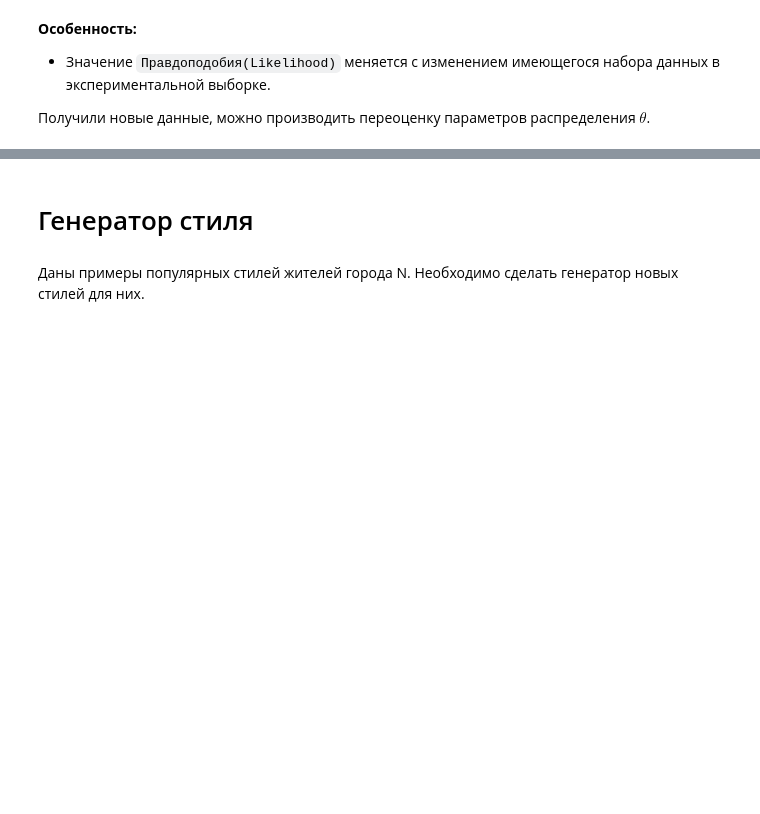
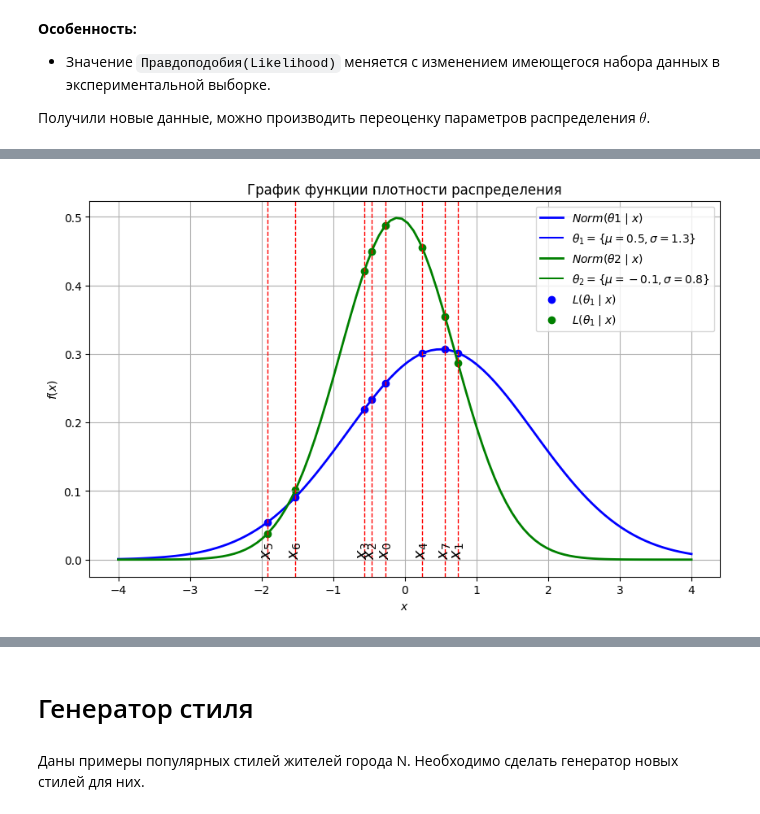
Before and after one commit to deniskirbaba/image-processing-and-generation, a Jupyter notebook: lesson materials/intro_to_generation/Intro to generative modeling.ipynb, the cells around one changed output, grey strips where cells are left out. Saved outputs shown, nothing was run; the diff lists cells and outputs as text; code cells hidden in the pictures; blank space fills up the shorter version.

Commit message:
feat(MLE): Правдоподобие для выборок
Правдоподобие для выборок

```diff
--- a/lesson materials/intro_to_generation/Intro to generative modeling.ipynb
+++ b/lesson materials/intro_to_generation/Intro to generative modeling.ipynb
@@ -1126,0 +1205,87 @@ distr_square_show = False
+# %%
+# экспериментальная выборка
+x = [
+    -0.26947439,
+    0.74256004,
+    -0.46341769,
+    -0.56572975,
+    0.24196227,
+    -1.91328024,
+    -1.52491783,
+    0.56228753,
+]
+
+# параметры для нормального распределения предложенные
+theta_1 = {"mu": 0.5, "sigma": 1.3}  # специалистом 1
+theta_2 = {"mu": -0.1, "sigma": 0.8}  # специалистом 2
+
+# создаем нормальные распределения с указанными параметрами
+norm_distr_1 = stats.norm(loc=theta_1["mu"], scale=theta_1["sigma"])
+norm_distr_2 = stats.norm(loc=theta_2["mu"], scale=theta_2["sigma"])
+
+# Генерация значений для оси X
+x_values = np.linspace(-4, 4, 100)
+norm_1_y = norm_distr_1.pdf(x_values)
+norm_2_y = norm_distr_2.pdf(x_values)
+
+# Построение графика функции плотности распределения
+fig, ax = plt.subplots(figsize=(10, 6))
+ax.plot(x_values, norm_1_y, "b-", lw=2, label=r"$Norm( \theta1 \mid x)$")
+# отображаем параметры распределения на легенде
+ax.plot(
+    [],
+    [],
+    "b-",
+    label=rf"$\theta_1 = \left\lbrace \mu={theta_1['mu']}, \sigma={theta_1['sigma']} \right\rbrace$",
+)
+ax.plot(x_values, norm_2_y, "g-", lw=2, label=r"$Norm( \theta2 \mid x)$")
+# отображаем параметры распределения на легенде
+ax.plot(
+    [],
+    [],
+    "g-",
+    label=rf"$\theta_2 = \left\lbrace \mu={theta_2['mu']}, \sigma={theta_2['sigma']} \right\rbrace$",
+)
+
+# Отметка точек на оси X
+for i, xi in enumerate(x):
+    ax.axvline(xi, color="red", linestyle="--", linewidth=1)
+    ax.text(
+        xi,
+        0,
+        rf"$x_{i}$",
+        verticalalignment="bottom",
+        horizontalalignment="center",
+        rotation=90,
+        fontsize=14,
+    )
+
+# Правдоподобия для нормального распределения от специалиста 1
+L1 = norm_distr_1.pdf(x)
+ax.scatter(x, L1, c="b", label=r"$L(\theta_1 \mid x)$")
+
+# Правдоподобия для нормального распределения от специалиста 2
+L2 = norm_distr_2.pdf(x)
+ax.scatter(x, L2, c="g", label=r"$L(\theta_1 \mid x)$")
+
+# Считаем Правдоподобия для выборок
+L1_for_samples = np.prod(L1)
+L2_for_samples = np.prod(L2)
+
+print(
+    f"Правдоподобие, что выборка получена из распределения с параметрами от специалиста 1 {L1_for_samples}"
+)
+print(
+    f"Правдоподобие, что выборка получена из распределения с параметрами от специалиста 2 {L2_for_samples}"
+)
+print("L1_for_samples < L2_for_samples ?")
+print(L1_for_samples < L2_for_samples)
+
+# Отображение графика
+plt.legend()
+plt.title("График функции плотности распределения")
+plt.xlabel("$x$")
+plt.ylabel("$f(x)$")
+plt.grid(True)
+plt.show()
+# %% [output]
@@ -1126,0 +1296 @@ distr_square_show = False
+[figure, added]
```
Also changed, not shown: parts of 15 cells of this notebook.
